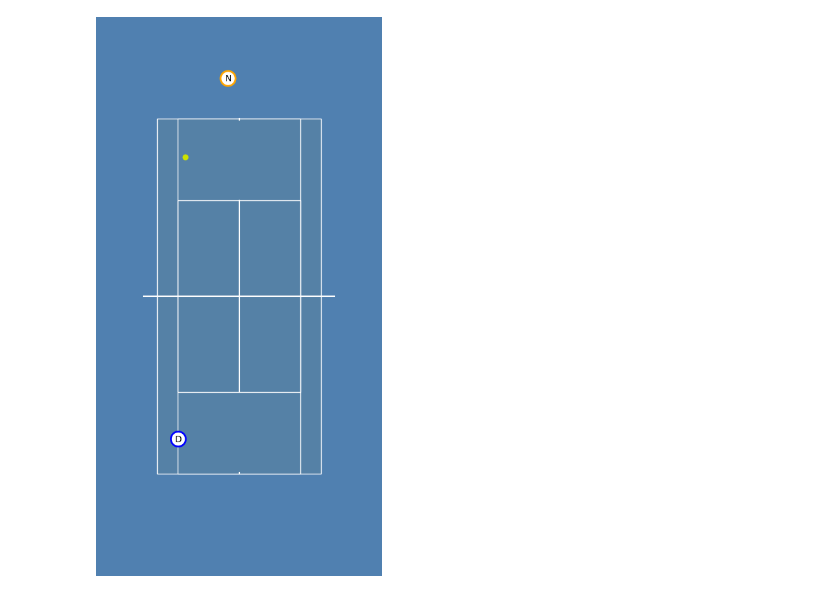
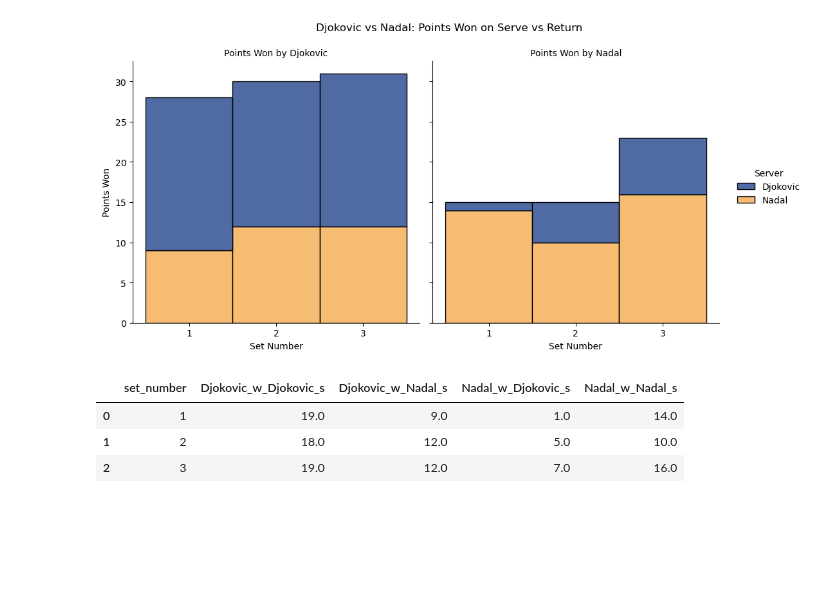
Before and after one commit to nuj02/AO_2019, a Jupyter notebook: notebook.ipynb, the cells around one changed output. Saved outputs shown, nothing was run; the diff lists cells and outputs as text; code cells hidden in the pictures; blank space fills up the shorter version.

```diff
--- a/notebook.ipynb
+++ b/notebook.ipynb
@@ -562,6 +562,4 @@ def animation_kinematics(df: DataFrame, rallyid: int) -> Tuple[np.ndarray,
 
     return t, x_b, y_b, x_D, y_D, x_N, y_N
 # %%
-animate_rally(df=shots, rallyid=1, trace=False)
+# animate_rally(df=shots, rallyid=1, trace=False)
-# %% [output]
-[figure, removed]
@@ -567,0 +568,32 @@ animate_rally(df=shots, rallyid=1, trace=False)
+# %%
+points[['set_score_str', 'game_score_str']] = points['score'].str.split(', ', expand=True) # seperate set and game scores
+
+points['set_number'] = points['set_score_str'].str.findall(r'\d+:\d+').apply(len) # find current set number
+
+points['last_set'] = points['set_score_str'].str.findall(r'(\d+):(\d+)').apply(lambda x: x[-1] if x else ('0', '0')) # get current set score
+
+points['game_number'] = points['last_set'].apply(lambda x: int(x[0]) + int(x[1]) + 1) # Compute game number in current set (games already completed + 1 for the current game)
+# %%
+g = sns.displot(
+    data=points,
+    x='set_number',
+    hue='server',
+    col='winner',
+    kind='hist',
+    multiple='stack',
+    discrete=True,
+    height=5,
+    aspect=1,
+)
+
+g.set_axis_labels("Set Number", "Points Won")
+g.set_titles("Points Won by {col_name}")
+g._legend.set_title("Server")
+
+for ax in g.axes.flatten():
+    ax.set_xticks(points['set_number'].unique())
+
+plt.suptitle("Djokovic vs Nadal: Points Won on Serve vs Return", y=1.05)
+plt.show()
+# %% [output]
+[figure, added]
@@ -567,0 +636,7 @@ animate_rally(df=shots, rallyid=1, trace=False)
+# %%
+summary
+# %% [output]
+|  | set_number | Djokovic_w_Djokovic_s | Djokovic_w_Nadal_s | Nadal_w_Djokovic_s | Nadal_w_Nadal_s |
+| 0 | 1 | 19.0 | 9.0 | 1.0 | 14.0 |
+| 1 | 2 | 18.0 | 12.0 | 5.0 | 10.0 |
+| 2 | 3 | 19.0 | 12.0 | 7.0 | 16.0 |
```
Also changed, not shown: parts of 21 cells of this notebook, 11 other files.
